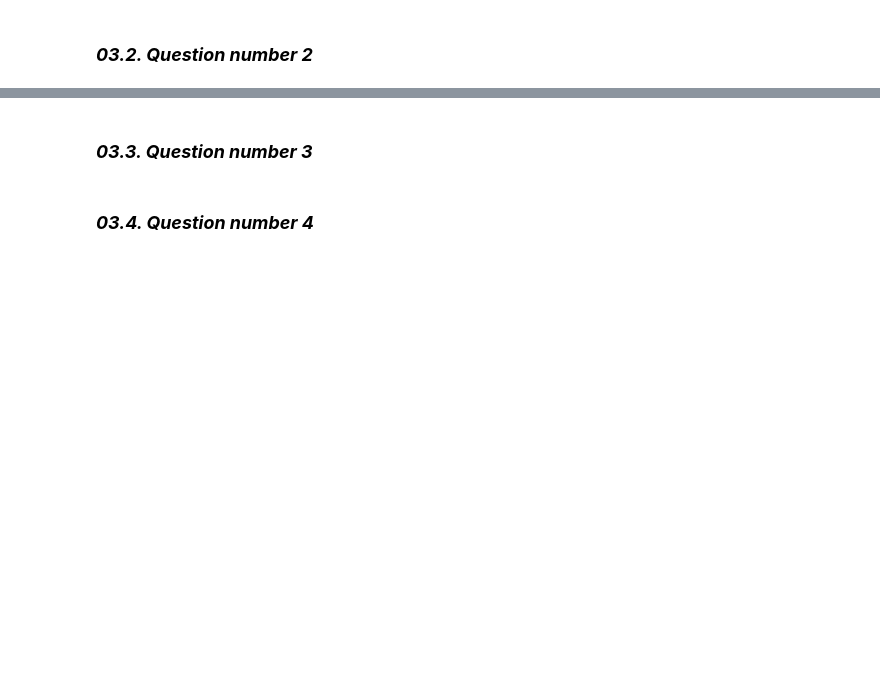
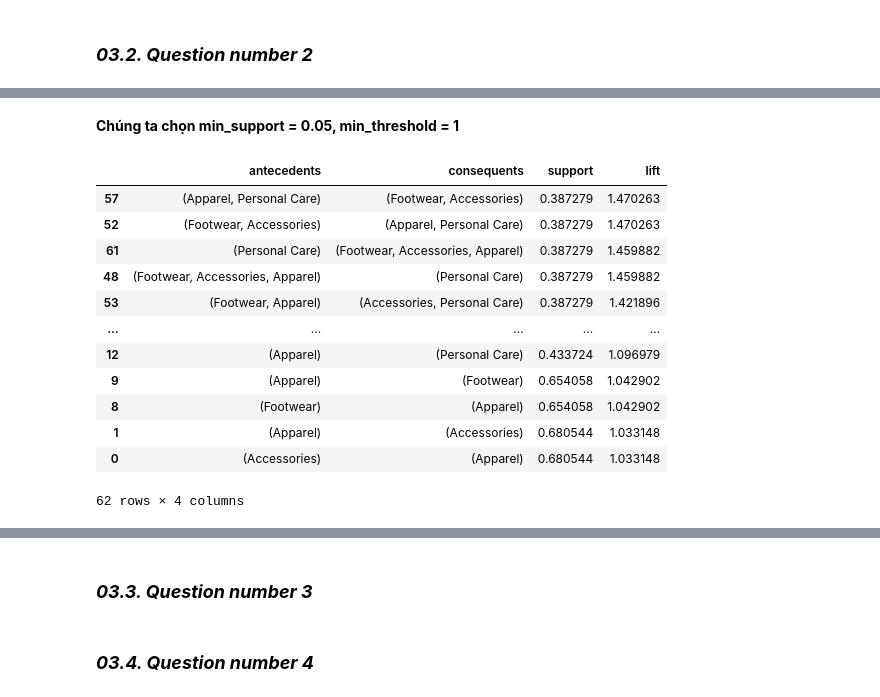
Before and after one commit to thanhanphan17/fashion-campus-dataset-analysis, a Jupyter notebook: [03]-Asking-Questions-and-Analyzing.ipynb, the cells around one changed output, grey strips where cells are left out. Cells and saved outputs as stored; diff of their text form; code cells hidden in the pictures; blank space fills up the shorter version.

```diff
--- a/[03]-Asking-Questions-and-Analyzing.ipynb
+++ b/[03]-Asking-Questions-and-Analyzing.ipynb
@@ -214,0 +298,34 @@ Passing `palette` without assigning `hue` is deprecated and will be removed in v
+# %% [markdown]
+**Chúng ta chọn min_support = 0.05, min_threshold = 1**
+# %%
+# Chuyển đổi dữ liệu thành định dạng được mã hóa one-hot
+basket = df_transaction_cus_prod.groupby(['customer_id', 'masterCategory'])['quantity'].sum().unstack().fillna(0)
+
+# Chuyển đổi giá trị số lượng sang nhị phân (1 nếu đã mua, 0 nếu không)
+basket[basket > 0] = 1
+
+# Thực hiện thuật toán Apriori để tìm tập mục thường xuyên
+frequent_itemsets = apriori(basket, min_support=0.05, use_colnames=True)
+
+# Tạo quy tắc kết hợp
+association_rules_transaction_cus = association_rules(frequent_itemsets, metric="lift", min_threshold=1.0)
+
+# Lọc và sắp xếp các quy tắc cho đề xuất
+recommended_rules = association_rules_transaction_cus[association_rules_transaction_cus['lift'] > 1.0].sort_values(by='lift', ascending=False)
+
+# Hiển thị các quy tắc được đề xuất
+recommended_rules[['antecedents', 'consequents', 'support', 'lift']]
+# %% [output]
+|  | antecedents | consequents | support | lift |
+| 57 | (Apparel, Personal Care) | (Footwear, Accessories) | 0.387279 | 1.470263 |
+| 52 | (Footwear, Accessories) | (Apparel, Personal Care) | 0.387279 | 1.470263 |
+| 61 | (Personal Care) | (Footwear, Accessories, Apparel) | 0.387279 | 1.459882 |
+| 48 | (Footwear, Accessories, Apparel) | (Personal Care) | 0.387279 | 1.459882 |
+| 53 | (Footwear, Apparel) | (Accessories, Personal Care) | 0.387279 | 1.421896 |
+| ... | ... | ... | ... | ... |
+| 12 | (Apparel) | (Personal Care) | 0.433724 | 1.096979 |
+| 9 | (Apparel) | (Footwear) | 0.654058 | 1.042902 |
+| 8 | (Footwear) | (Apparel) | 0.654058 | 1.042902 |
+| 1 | (Apparel) | (Accessories) | 0.680544 | 1.033148 |
+| 0 | (Accessories) | (Apparel) | 0.680544 | 1.033148 |
+62 rows × 4 columns
```
Also changed, not shown: parts of 23 cells of this notebook, 1 other file.
